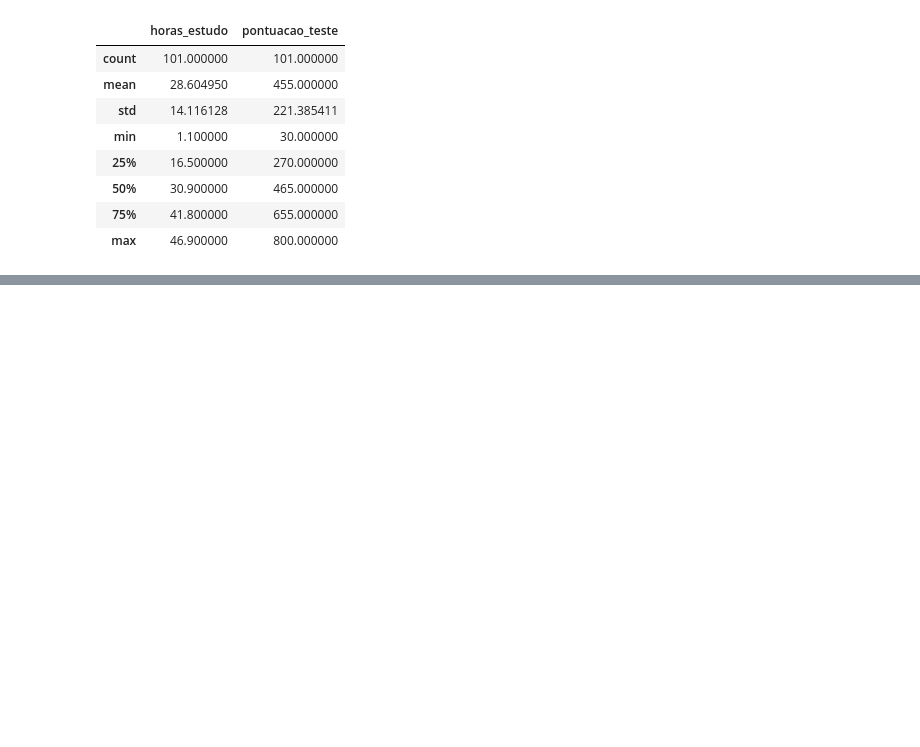
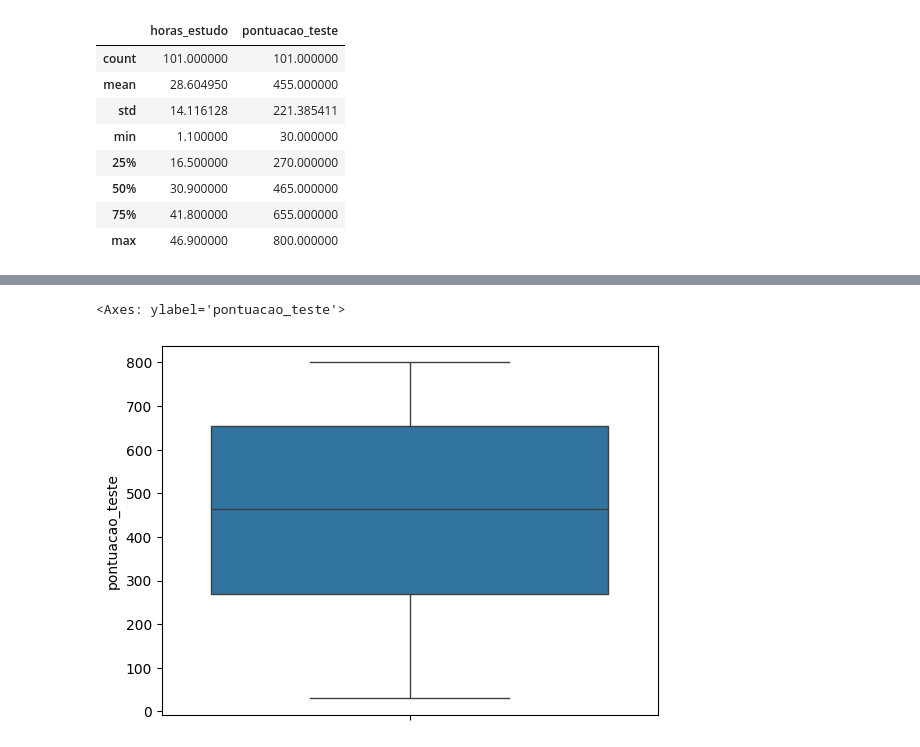
Before and after one commit to rcmonteiro/curso-ia-rocketseat, a Jupyter notebook: regressao_linear_simples/modelo_pontuacao.ipynb, the cells around one changed output, grey strips where cells are left out. Cells and saved outputs as stored; diff of their text form; code cells hidden in the pictures; blank space fills up the shorter version.

```diff
--- a/regressao_linear_simples/modelo_pontuacao.ipynb
+++ b/regressao_linear_simples/modelo_pontuacao.ipynb
@@ -73,0 +92,6 @@ df_pontuacao.describe()
+# %%
+# Verificar em pontuação
+sns.boxplot(df_pontuacao, y='pontuacao_teste')
+# %% [output]
+<Axes: ylabel='pontuacao_teste'>
+[figure, added]
```
Also changed, not shown: parts of 14 cells of this notebook.
